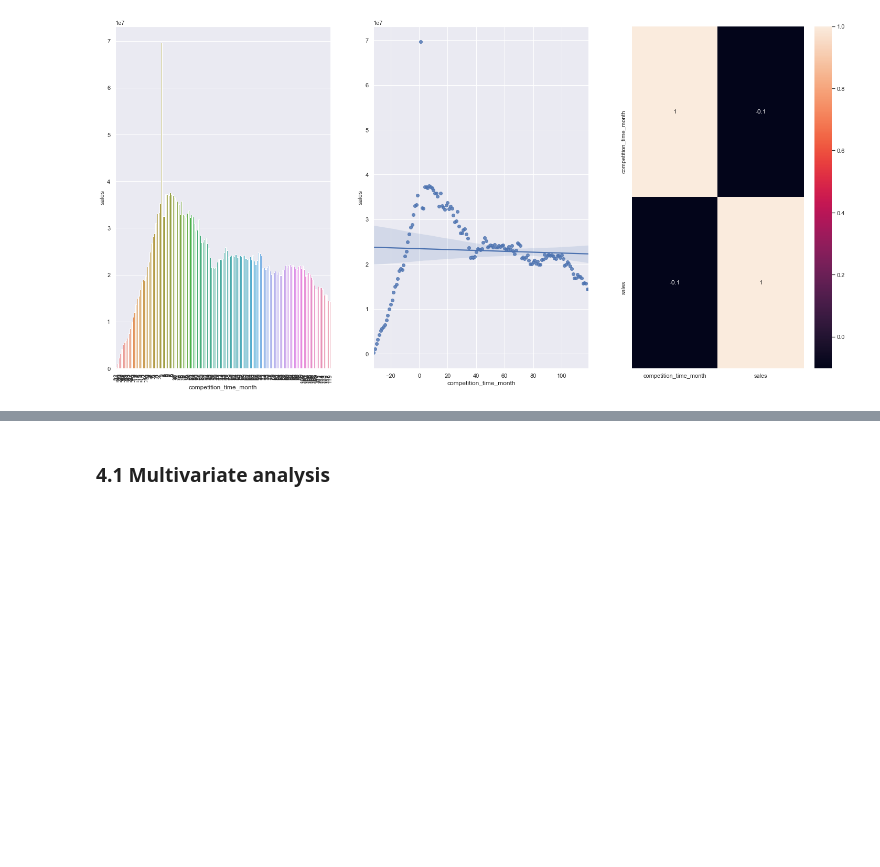
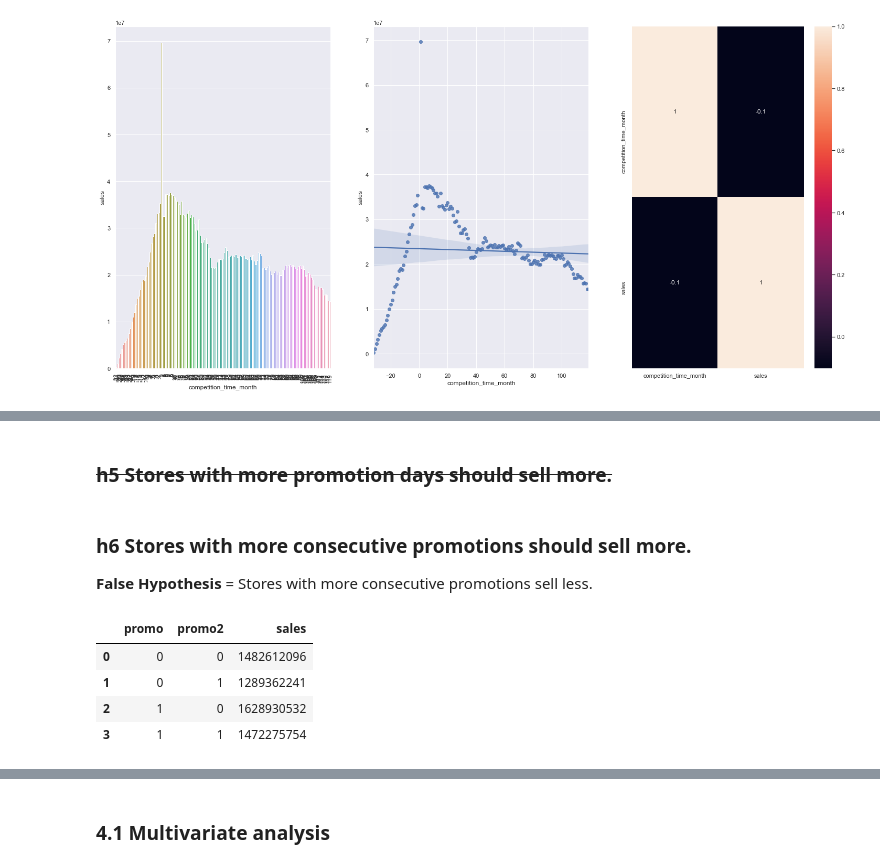
Before and after one commit to JonysArcanjo/Projeto-ROSSMANN-Store-Sales, a Jupyter notebook: m04_v01_store_sales_prediction.ipynb, the cells around one changed output, grey strips where cells are left out. Drawn from its saved outputs; the diff is of its cells as text; code cells hidden in the pictures; blank space fills up the shorter version.

```diff
--- a/m04_v01_store_sales_prediction.ipynb
+++ b/m04_v01_store_sales_prediction.ipynb
@@ -627,0 +656,13 @@ sns.heatmap(aux1.corr(method='pearson'), annot=True)
+# %% [markdown]
+### <s>h5 Stores with more promotion days should sell more.</s>
+# %% [markdown]
+### h6 Stores with more consecutive promotions should sell more.
+**False Hypothesis** = Stores with more consecutive promotions sell less.
+# %%
+df4[['promo','promo2','sales']].groupby(['promo','promo2']).sum().reset_index()
+# %% [output]
+|  | promo | promo2 | sales |
+| 0 | 0 | 0 | 1482612096 |
+| 1 | 0 | 1 | 1289362241 |
+| 2 | 1 | 0 | 1628930532 |
+| 3 | 1 | 1 | 1472275754 |
```
Also changed, not shown: parts of 5 cells of this notebook.
